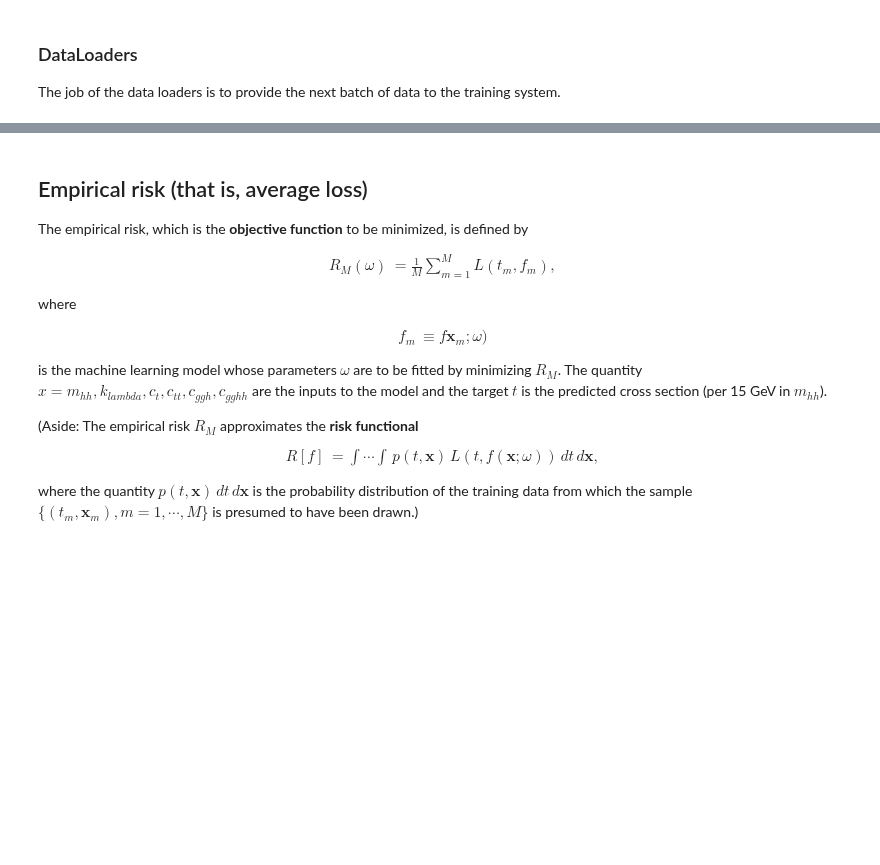
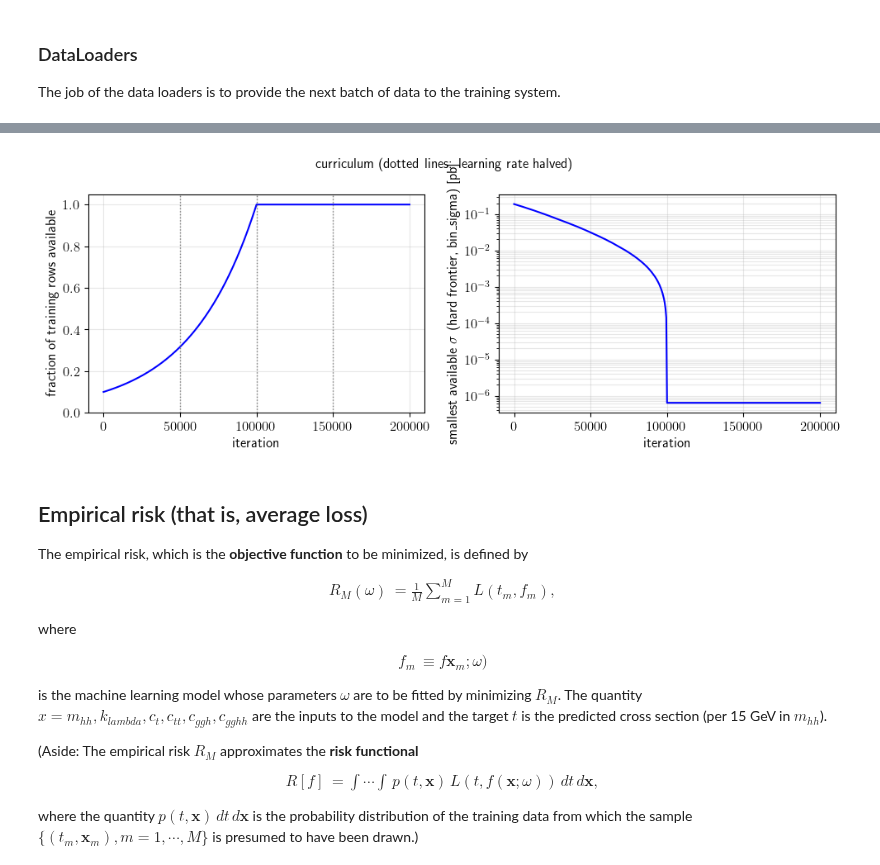
Before and after one commit to hbprosper/dihiggs, a Jupyter notebook: code/heft_train_curriculum.ipynb, the cells around one changed output, grey strips where cells are left out. Drawn from its saved outputs; the diff is of its cells as text; code cells hidden in the pictures; blank space fills up the shorter version.

```diff
--- a/code/heft_train_curriculum.ipynb
+++ b/code/heft_train_curriculum.ipynb
@@ -365,7 +419,9 @@ else:
     config('N_eff', float(N_EFF))
 
     # curriculum
-    config('curriculum_by', CURRICULUM_BY)
+    config('difficulty', DIFFICULTY)
+    config('pacing', PACING)
+    config('seed', SEED)
     config('start_fraction', START_FRACTION)
     config('ramp_fraction', RAMP_FRACTION)
 
@@ -591,7 +746,8 @@ train_loader = CurriculumLoader(train_data,
                                 batch_size=config('batch_size'),
                                 num_iterations=config('n_iterations'),
                                 start_fraction=START_FRACTION,
-                                ramp_iterations=int(RAMP_FRACTION * config('n_iterations')))
+                                ramp_iterations=int(RAMP_FRACTION * config('n_iterations')),
+                                pacing=PACING)   # 'linear' or 'log' ramp shape
 
 print('train data loader/validation')
 train_loader_val = dat.DataLoader(train_data_val,
@@ -607,36 +781,42 @@ test_loader = dat.DataLoader(test_data,
 # %%
 # ------------------------------------------------------------------
 # The pacing: fraction of the training rows available, and the largest
 # cross section among them, as functions of the iteration number
 # ------------------------------------------------------------------
 iterations = np.arange(0, config('n_iterations') + 1, max(1, config('n_iterations') // 400))
 fraction   = np.array([train_loader.fraction(i) for i in iterations])
 
-sorted_key = np.sort(key)
-largest    = sorted_key[np.minimum(len(sorted_key) - 1,
-                                   (fraction * len(sorted_key)).astype(int) - 1)]
+# With descending sort, the easiest (largest) rows are always first.
+# As fraction grows, smaller (harder) sigma values enter.
+# We plot the hard frontier: the smallest sigma currently in play.
+sorted_score  = np.sort(score)          # ascending: index 0 = smallest (hardest)
+N_score       = len(sorted_score)
+avail         = np.maximum(1, (fraction * N_score).astype(int))
+hard_frontier = sorted_score[N_score - avail]  # smallest sigma now in play
 
 fig, axes = plt.subplots(1, 2, figsize=(10, 3.8))
 
 ax = axes[0]
 ax.plot(iterations, fraction, color='blue')
 for step in range(1, config('n_steps')):
     ax.axvline(step * config('n_iters_per_step'), color='grey', linestyle=':', linewidth=1)
 ax.set_xlabel('iteration')
 ax.set_ylabel('fraction of training rows available')
 ax.set_ylim(0, 1.05)
 ax.grid(True, alpha=0.3)
 
 ax = axes[1]
-ax.plot(iterations, largest, color='blue')
+ax.plot(iterations, hard_frontier, color='blue')
 ax.set_yscale('log')
 ax.set_xlabel('iteration')
-ax.set_ylabel(f'largest available $\\sigma$ (per {CURRICULUM_BY}) [pb]')
+ax.set_ylabel(f'smallest available $\\sigma$ (hard frontier, {DIFFICULTY}) [pb]')
 ax.grid(True, which='both', alpha=0.3)
 
 fig.suptitle('curriculum (dotted lines: learning rate halved)', fontsize=12)
 fig.tight_layout()
 plt.show()
+# %% [output]
+[figure, added]
 # %% [markdown]
 ## Empirical risk (that is, average loss)
 
```
Also changed, not shown: parts of 19 cells of this notebook, 20 other files.
